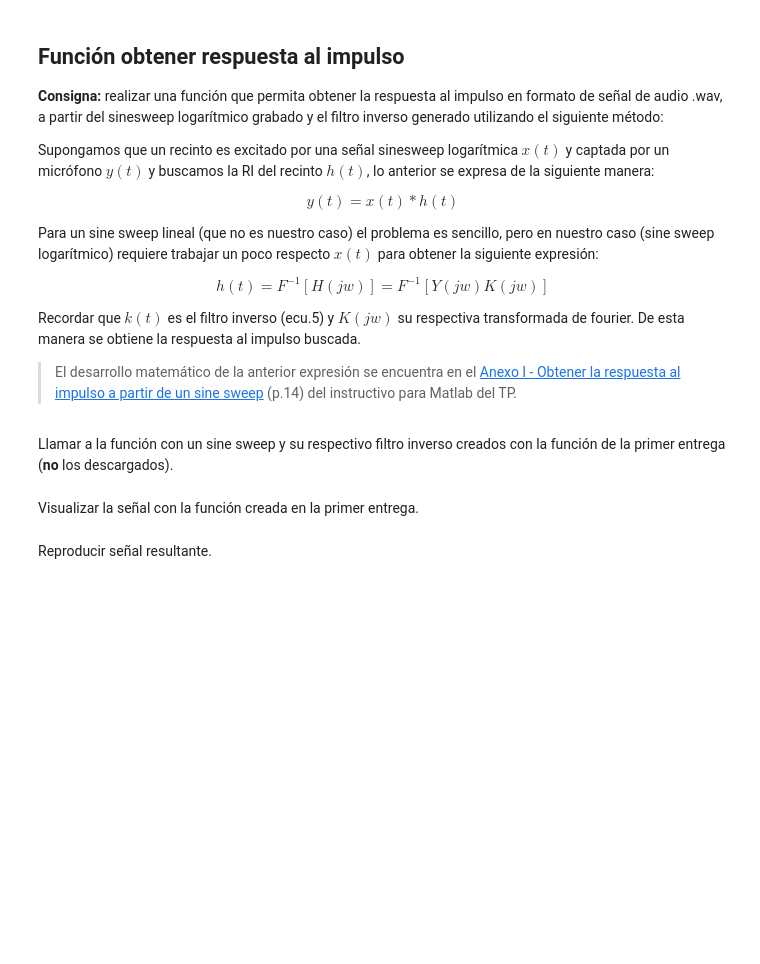
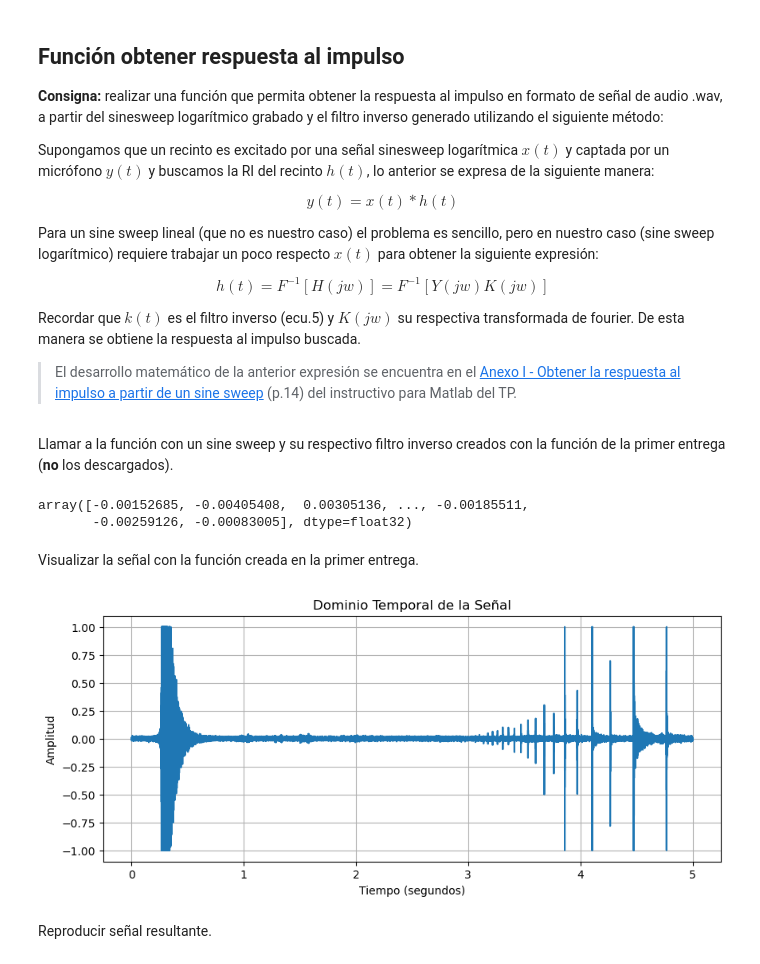
Before and after one commit to JDuhalde779/test_ss, a Jupyter notebook: TP SyS 2da Entrega.ipynb, the cells around one changed output. Drawn from its saved outputs; the diff is of its cells as text; code cells hidden in the pictures; blank space fills up the shorter version.

```diff
--- a/TP SyS 2da Entrega.ipynb
+++ b/TP SyS 2da Entrega.ipynb
@@ -213,2 +283,10 @@ Llamar a la función con un sine sweep y su respectivo filtro inverso creados co
+# %%
+sine_sweep = "signal_recording.wav"
+filtro_inv = "filtro_inverso.wav"
+# Llamar a la función
+obtencion_rta_al_impulso(sine_sweep, filtro_inv)
+# %% [output]
+array([-0.00152685, -0.00405408,  0.00305136, ..., -0.00185511,
+       -0.00259126, -0.00083005], dtype=float32)
 # %% [markdown]
 Visualizar la señal con la función creada en la primer entrega.
@@ -217,2 +293,8 @@ Visualizar la señal con la función creada en la primer entrega.
+# %%
+# Llama a la función
+obtencion_respuesta_al_impulso, fs = sf.read("RI_recinto.wav")
+plot_dominio_temporal(obtencion_respuesta_al_impulso,fs= 44100)
+# %% [output]
+[figure, added]
 # %% [markdown]
 Reproducir señal resultante.
```
Also changed, not shown: parts of 14 cells of this notebook, 3 other files.
